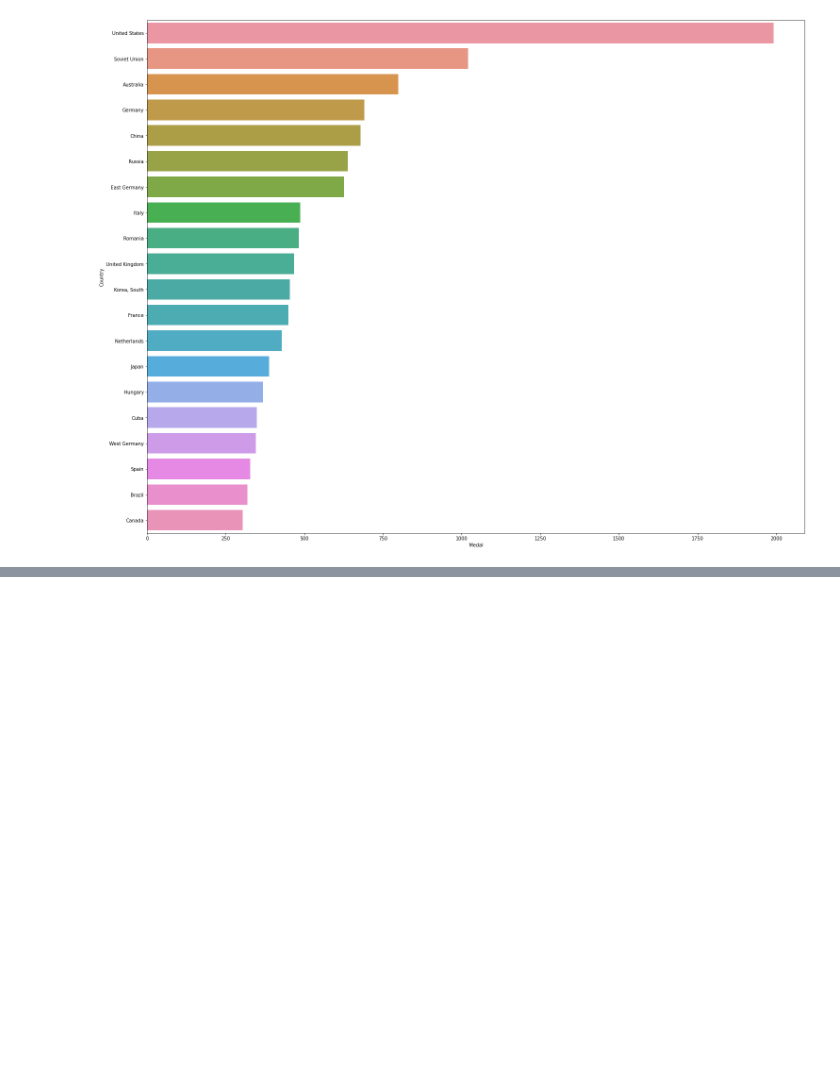
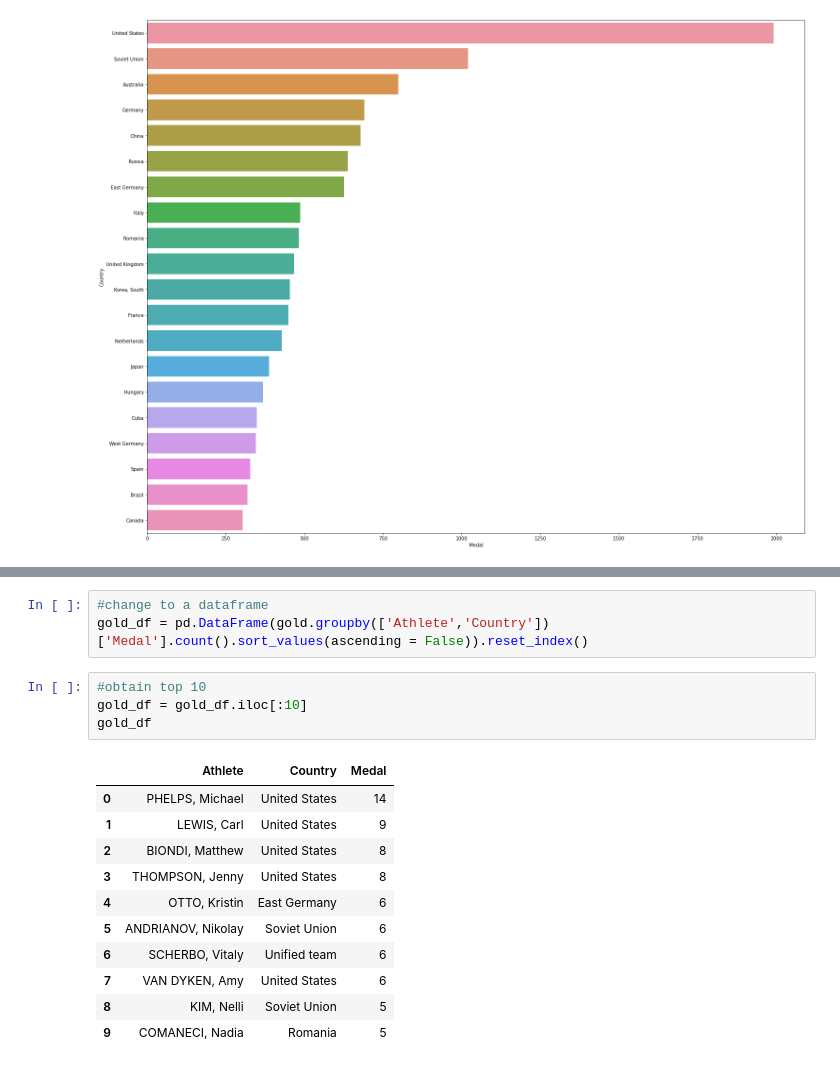
Before and after one commit to liyaSileshi/Summer-Olympics, a Jupyter notebook: notebooks/olympics.ipynb, the cells around one changed output, grey strips where cells are left out. Drawn from its saved outputs; the diff is of its cells as text; blank space fills up the shorter version.

```diff
--- a/notebooks/olympics.ipynb
+++ b/notebooks/olympics.ipynb
@@ -74,0 +120,19 @@ sns.barplot(x = top20.Medal, y = top20.Country)
+# %%
+#change to a dataframe
+gold_df = pd.DataFrame(gold.groupby(['Athlete','Country'])['Medal'].count().sort_values(ascending = False)).reset_index()
+# %%
+#obtain top 10
+gold_df = gold_df.iloc[:10]
+gold_df
+# %% [output]
+|  | Athlete | Country | Medal |
+| 0 | PHELPS, Michael | United States | 14 |
+| 1 | LEWIS, Carl | United States | 9 |
+| 2 | BIONDI, Matthew | United States | 8 |
+| 3 | THOMPSON, Jenny | United States | 8 |
+| 4 | OTTO, Kristin | East Germany | 6 |
+| 5 | ANDRIANOV, Nikolay | Soviet Union | 6 |
+| 6 | SCHERBO, Vitaly | Unified team | 6 |
+| 7 | VAN DYKEN, Amy | United States | 6 |
+| 8 | KIM, Nelli | Soviet Union | 5 |
+| 9 | COMANECI, Nadia | Romania | 5 |
```
Also changed, not shown: parts of 6 cells of this notebook.
